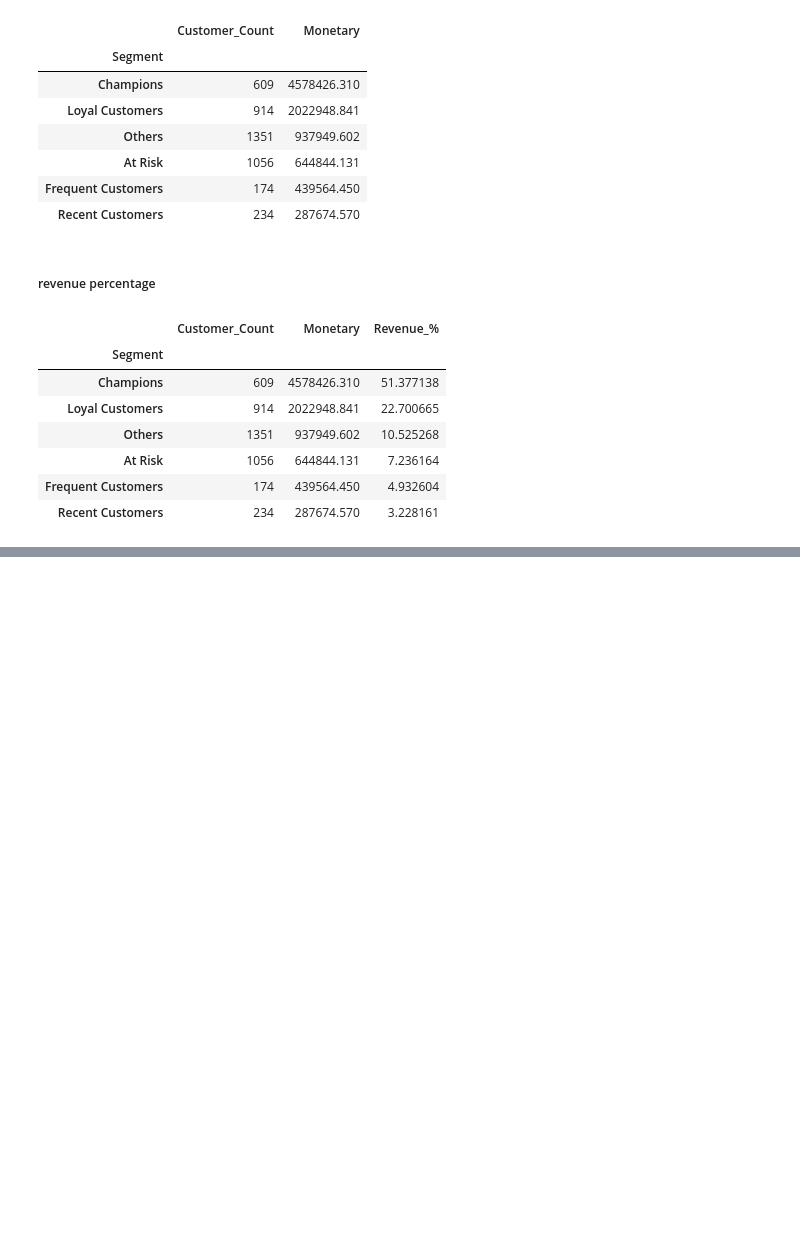
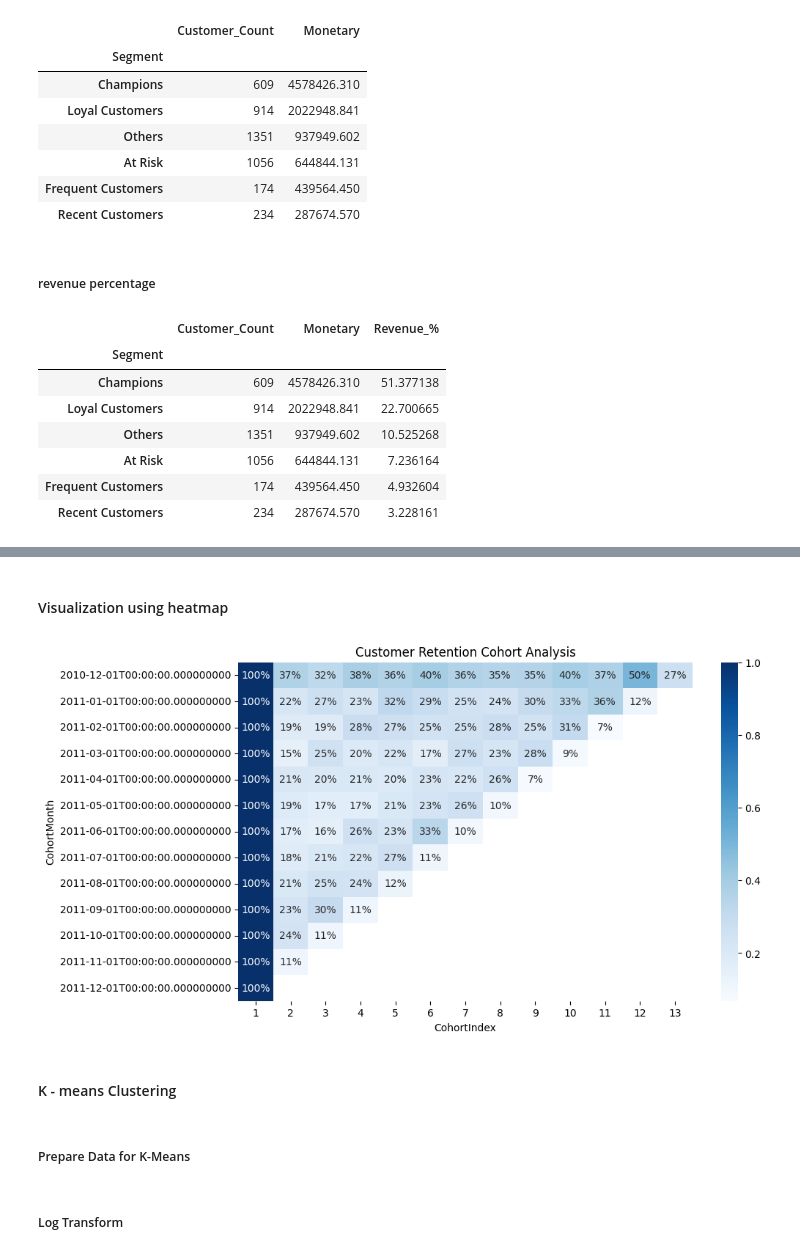
Before and after one commit to Alive-Peterson/myprojects, a Jupyter notebook: data_analytics/customer_segmentation/customer_segmentation.ipynb, the cells around one changed output, grey strips where cells are left out. Drawn from its saved outputs; the diff is of its cells as text; code cells hidden in the pictures; blank space fills up the shorter version.

```diff
--- a/data_analytics/customer_segmentation/customer_segmentation.ipynb
+++ b/data_analytics/customer_segmentation/customer_segmentation.ipynb
@@ -357,0 +378,5 @@ segment_summary
+# %%
+year_diff = df['InvoiceMonth'].dt.year - df['CohortMonth'].dt.year
+month_diff = df['InvoiceMonth'].dt.month - df['CohortMonth'].dt.month
+
+df['CohortIndex'] = year_diff * 12 + month_diff + 1
@@ -357,0 +385,6 @@ segment_summary
+# %%
+cohort_data = df.groupby(['CohortMonth', 'CohortIndex'])['CustomerID'].nunique().reset_index()
+# %%
+cohort_pivot = cohort_data.pivot(index='CohortMonth', columns='CohortIndex', values='CustomerID')
+
+cohort_pivot
@@ -357,0 +409,4 @@ segment_summary
+# %%
+cohort_size = cohort_pivot.iloc[:, 0]
+retention = cohort_pivot.divide(cohort_size, axis=0)
+retention
@@ -357,0 +429,13 @@ segment_summary
+# %% [markdown]
+#### Visualization using heatmap
+# %%
+plt.figure(figsize=(10,6))
+sns.heatmap(retention, annot=True, fmt='.0%', cmap='Blues')
+plt.title('Customer Retention Cohort Analysis')
+plt.show()
+# %% [output]
+[figure, added]
+# %% [markdown]
+#### K - means Clustering
+# %% [markdown]
+##### Prepare Data for K-Means
@@ -357,0 +444,2 @@ segment_summary
+# %% [markdown]
+##### Log Transform
```
Also changed, not shown: parts of 15 cells of this notebook.
